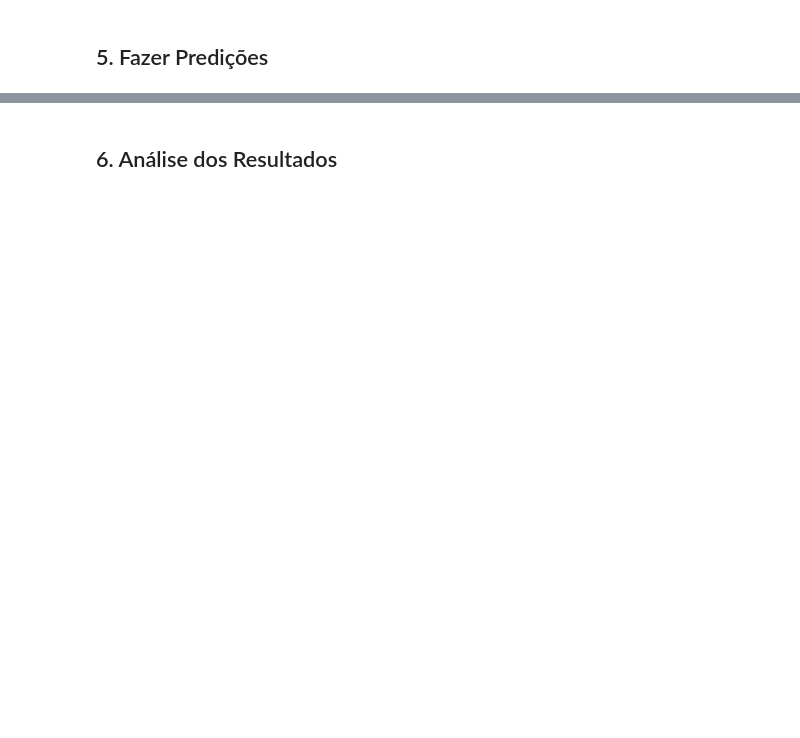
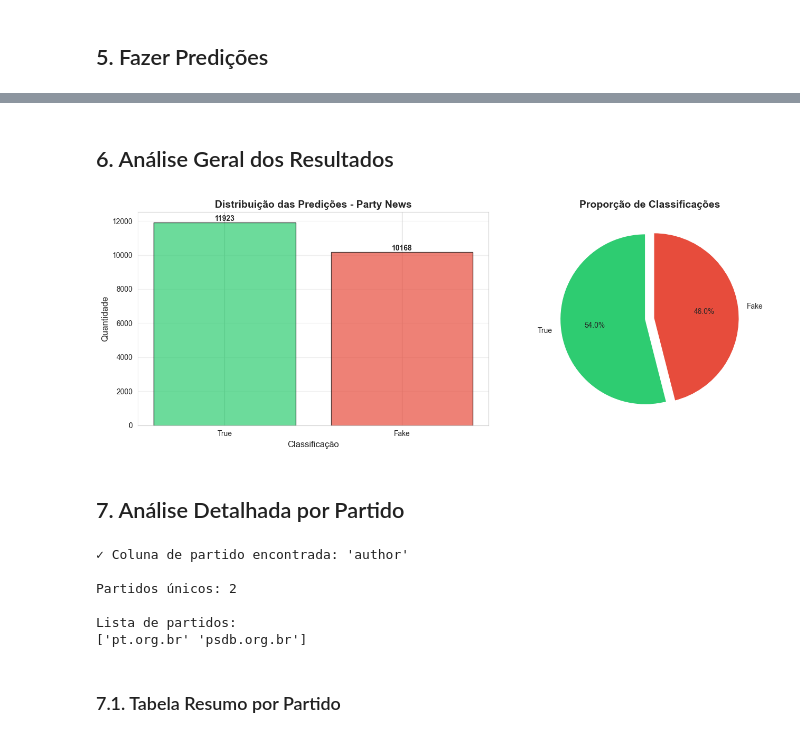
Before and after one commit to lukslana/fake-news-detector-brazilian-politics, a Jupyter notebook: notebooks/03_1_svm_fake_news_classifier_real_news.ipynb, the cells around one changed output, grey strips where cells are left out. Saved outputs shown, nothing was run; the diff lists cells and outputs as text; code cells hidden in the pictures; blank space fills up the shorter version.

```diff
--- a/notebooks/03_1_svm_fake_news_classifier_real_news.ipynb
+++ b/notebooks/03_1_svm_fake_news_classifier_real_news.ipynb
@@ -12,12 +12,17 @@ import matplotlib.pyplot as plt
 import seaborn as sns
 import pickle
 from sklearn.metrics import classification_report, confusion_matrix
+from collections import Counter
 import warnings
 warnings.filterwarnings('ignore')
 
 # Configuração de visualização
 sns.set_style('whitegrid')
-plt.rcParams['figure.figsize'] = (12, 6)
+plt.rcParams['figure.figsize'] = (14, 8)
+plt.rcParams['font.size'] = 10
+
+# Configurar cores para os gráficos
+COLORS = {'fake': '#e74c3c', 'true': '#2ecc71', 'neutral': '#3498db'}
 # %% [markdown]
 ## 1. Carregar Modelo e Vetorizador
 # %%
@@ -37,6 +46,10 @@ print(f"Número de features do TF-IDF: {len(tfidf.get_feature_names_out())}")
 # %%
 # Carregar dados externos
 df_external = pd.read_parquet('../data/external/party_news.parquet')
+
+# where published_at_as_date year is 2016, 2017, 2018
+df_external = df_external[(df_external['published_at_as_date'].dt.year >= 2016) & (df_external['published_at_as_date'].dt.year <= 2018)]
+
 
 print(f"Shape dos dados externos: {df_external.shape}")
 print(f"\nColunas disponíveis: {df_external.columns.tolist()}")
@@ -55,7 +107,7 @@ df_external.describe()
 # Verificar se existe coluna de texto pré-processado
 # Ajustar o nome da coluna conforme necessário
 text_column = None
-for col in ['preprocessed_text', 'text', 'content', 'full_text']:
+for col in ['preprocessed_text']:
     if col in df_external.columns:
         text_column = col
         break
@@ -86,6 +147,7 @@ predictions = svm_model.predict(X_external)
 
 # Adicionar predições ao dataframe
 df_clean['is_fake_prediction'] = predictions
+df_clean['prediction_label'] = df_clean['is_fake_prediction'].map({0: 'True', 1: 'Fake'})
 
 # Contar predições
 print("Distribuição das predições:")
@@ -95,2 +169,2 @@ print(df_clean['is_fake_prediction'].value_counts(normalize=True) * 100)
 # %% [markdown]
-## 6. Análise dos Resultados
+## 6. Análise Geral dos Resultados
@@ -133,0 +171,51 @@ else:
+# %%
+# Visualizar distribuição geral das predições
+fig, axes = plt.subplots(1, 2, figsize=(14, 5))
+
+# Gráfico de barras
+counts = df_clean['prediction_label'].value_counts()
+colors = [COLORS['true'], COLORS['fake']]
+axes[0].bar(counts.index, counts.values, color=colors, alpha=0.7, edgecolor='black')
+axes[0].set_title('Distribuição das Predições - Party News', fontsize=14, fontweight='bold')
+axes[0].set_xlabel('Classificação', fontsize=12)
+axes[0].set_ylabel('Quantidade', fontsize=12)
+axes[0].grid(axis='y', alpha=0.3)
+
+# Adicionar valores nas barras
+for i, v in enumerate(counts.values):
+    axes[0].text(i, v + 0.5, str(v), ha='center', va='bottom', fontweight='bold')
+
+# Gráfico de pizza
+axes[1].pie(counts.values, labels=counts.index, autopct='%1.1f%%',
+            colors=colors, startangle=90, explode=(0.05, 0.05))
+axes[1].set_title('Proporção de Classificações', fontsize=14, fontweight='bold')
+
+plt.tight_layout()
+plt.show()
+# %% [output]
+[figure, added]
+# %% [markdown]
+## 7. Análise Detalhada por Partido
+# %%
+# Identificar coluna de partido
+party_column = None
+for col in ['author']:
+    if col in df_clean.columns:
+        party_column = col
+        break
+
+if party_column:
+    print(f"✓ Coluna de partido encontrada: '{party_column}'")
+    print(f"\nPartidos únicos: {df_clean[party_column].nunique()}")
+    print(f"\nLista de partidos:\n{df_clean[party_column].unique()}")
+else:
+    print("⚠ Coluna de partido não encontrada. Análise por partido será pulada.")
+# %% [output]
+✓ Coluna de partido encontrada: 'author'
+
+Partidos únicos: 2
+
+Lista de partidos:
+['pt.org.br' 'psdb.org.br']
+# %% [markdown]
+### 7.1. Tabela Resumo por Partido
```
Also changed, not shown: parts of 27 cells of this notebook, 1 other file.
